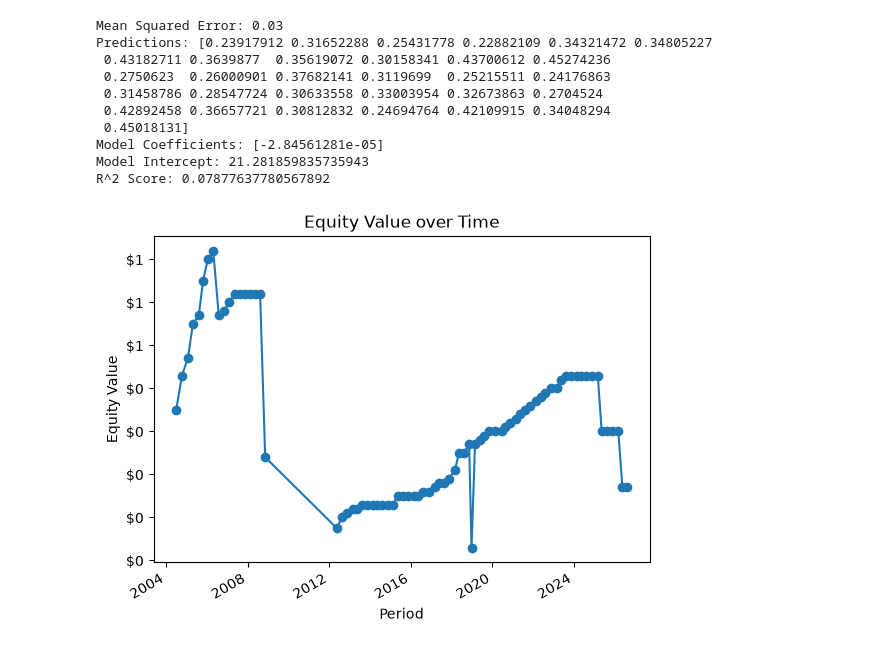
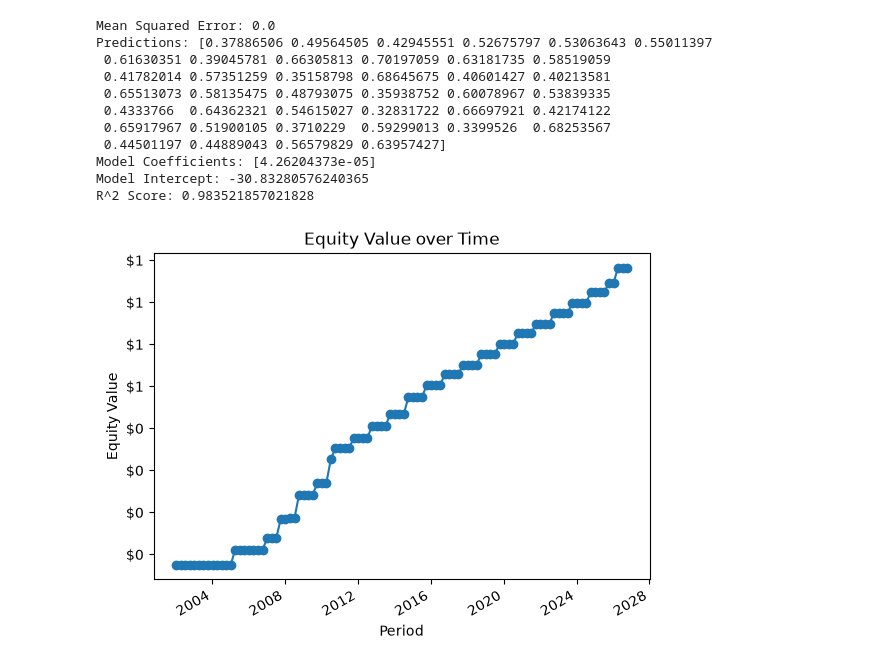
Before and after one commit to crsellinger/NW-Data-Analytics-Capstone, a Jupyter notebook: main.ipynb, the cells around one changed output. Drawn from its saved outputs; the diff is of its cells as text; code cells hidden in the pictures.

Commit message:
Refactored tables, new data stream

```diff
--- a/main.ipynb
+++ b/main.ipynb
@@ -549,16 +633,22 @@ df_fcf = pd.DataFrame(
 for i in range(len(cashflow)):
     year = i + 1
     if year <= len(cashflow) - 1:
-        net_income_common_stockholders: float = financials.loc[10, f"12/31/{datetime.now(UTC).year - year}"]
-        total_assets: float = balancesheet.loc[0, f"12/31/{datetime.now(UTC).year - year}"]
-        total_liabilities: float = balancesheet.loc[1, f"12/31/{datetime.now(UTC).year - year}"]
+        net_income_common_stockholders: float = financials.loc[
+            10, f"12/31/{datetime.now(UTC).year - year}"
+        ]
+        total_assets: float = balancesheet.loc[
+            0, f"12/31/{datetime.now(UTC).year - year}"
+        ]
+        total_liabilities: float = balancesheet.loc[
+            1, f"12/31/{datetime.now(UTC).year - year}"
+        ]
         discount_rate: float = net_income_common_stockholders / (
             total_assets - total_liabilities
         )
 
-    cfo: float = cashflow.loc[i, "Operating Cash Flow"]
+    cfo: float = cashflow.loc[i, "Cash Flow from Operating Activities, Indirect"]
     capex: float = cashflow.loc[i, capex_column]
-    issuance_debt: float = cashflow.loc[i, "Issuance of Debt"]
+    issuance_debt: float = cashflow.loc[i, "Issuance of Capital Stock"]
     repayment_debt: float = cashflow.loc[i, repayment_column]
     net_borrowings: float = issuance_debt - repayment_debt
     fcf: float = cfo - capex + net_borrowings
@@ -645,9 +735,13 @@ for i in range(len(cashflow)):
             10, f"12/31/{datetime.now(UTC).year - year}"
         ]
 
-        total_assets: float = balancesheet.loc[0, f"12/31/{datetime.now(UTC).year - year}"]
+        total_assets: float = balancesheet.loc[
+            0, f"12/31/{datetime.now(UTC).year - year}"
+        ]
 
-        total_liabilities: float = balancesheet.loc[1, f"12/31/{datetime.now(UTC).year - year}"]
+        total_liabilities: float = balancesheet.loc[
+            1, f"12/31/{datetime.now(UTC).year - year}"
+        ]
 
         discount_rate: float = net_income_common_stockholders / (
             total_assets - total_liabilities
@@ -658,18 +752,18 @@ for i in range(len(clean_div)):
     period = clean_div.loc[i, "Date"]
     equity_value: float = div / (1 + discount_rate)
     df_div = pd.concat(
-            [
-                df_div,
-                pd.DataFrame(
-                    {
-                        "Period": [clean_div.loc[i, "Date"]],
-                        "Dividends": [clean_div.loc[i, "Dividends"]],
-                        "Equity Value": [equity_value]
-                    }
-                ),
-            ],
-            ignore_index=True,
-        )
+        [
+            df_div,
+            pd.DataFrame(
+                {
+                    "Period": [clean_div.loc[i, "Date"]],
+                    "Dividends": [clean_div.loc[i, "Dividends"]],
+                    "Equity Value": [equity_value],
+                }
+            ),
+        ],
+        ignore_index=True,
+    )
 
 X = pd.to_datetime(df_div["Period"]).apply(
     lambda x: pd.to_datetime(x).to_pydatetime().toordinal()
@@ -682,41 +776,42 @@ X_train, X_test, y_train, y_test = train_test_split(
 
 model = LinearRegression()
 model.fit(X_train.values.reshape(-1, 1), y_train)
 y_pred = model.predict(X_test.values.reshape(-1, 1))
 
 # Example model evaluation
 mse = round(mean_squared_error(y_test, y_pred), 2)
 print("Mean Squared Error:", mse)
 
 # Example model predictions
 print("Predictions:", y_pred)
 
 # Example model coefficients
 print("Model Coefficients:", model.coef_)
 print("Model Intercept:", model.intercept_)
 
 print("R^2 Score:", r2_score(y_test, y_pred))
 
 scale, suffix = plot_scale(y)
 
 # plot X, y on line chart using plt
 fig, ax = plt.subplots()
 ax.plot(X.map(datetime.fromordinal), y, marker="o")
 ax.yaxis.set_major_formatter(FuncFormatter(lambda y, _: f"${y / scale:,.0f}{suffix}"))
 fig.autofmt_xdate()
 ax.set_xlabel("Period")
 ax.set_ylabel("Equity Value")
 ax.set_title("Equity Value over Time")
 plt.show()
 # %% [output]
-Mean Squared Error: 0.03
-Predictions: [0.23917912 0.31652288 0.25431778 0.22882109 0.34321472 0.34805227
- 0.43182711 0.3639877  0.35619072 0.30158341 0.43700612 0.45274236
- 0.2750623  0.26000901 0.37682141 0.3119699  0.25215511 0.24176863
- 0.31458786 0.28547724 0.30633558 0.33003954 0.32673863 0.2704524
- 0.42892458 0.36657721 0.30812832 0.24694764 0.42109915 0.34048294
- 0.45018131]
-Model Coefficients: [-2.84561281e-05]
-Model Intercept: 21.281859835735943
-R^2 Score: 0.07877637780567892
+Mean Squared Error: 0.0
+Predictions: [0.37886506 0.49564505 0.42945551 0.52675797 0.53063643 0.55011397
+ 0.61630351 0.39045781 0.66305813 0.70197059 0.63181735 0.58519059
+ 0.41782014 0.57351259 0.35158798 0.68645675 0.40601427 0.40213581
+ 0.65513073 0.58135475 0.48793075 0.35938752 0.60078967 0.53839335
+ 0.4333766  0.64362321 0.54615027 0.32831722 0.66697921 0.42174122
+ 0.65917967 0.51900105 0.3710229  0.59299013 0.3399526  0.68253567
+ 0.44501197 0.44889043 0.56579829 0.63957427]
+Model Coefficients: [4.26204373e-05]
+Model Intercept: -30.83280576240365
+R^2 Score: 0.983521857021828
-[figure, old version]
+[figure, new version]
```
Also changed, not shown: parts of 6 cells of this notebook, 5 other files.
